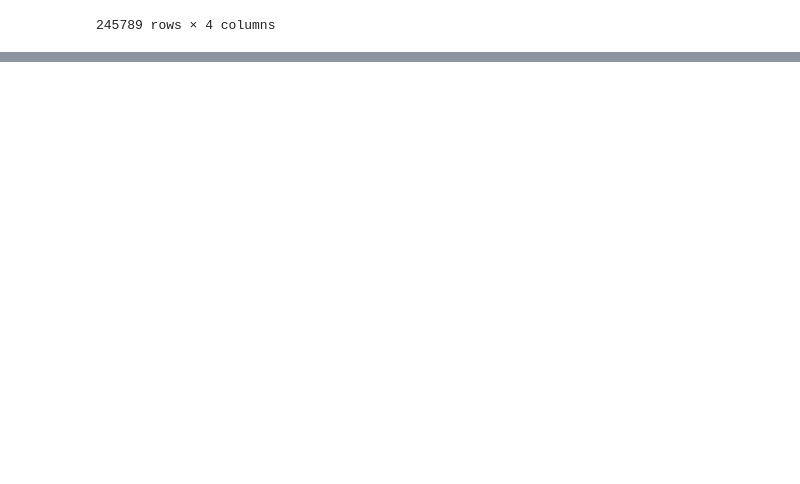
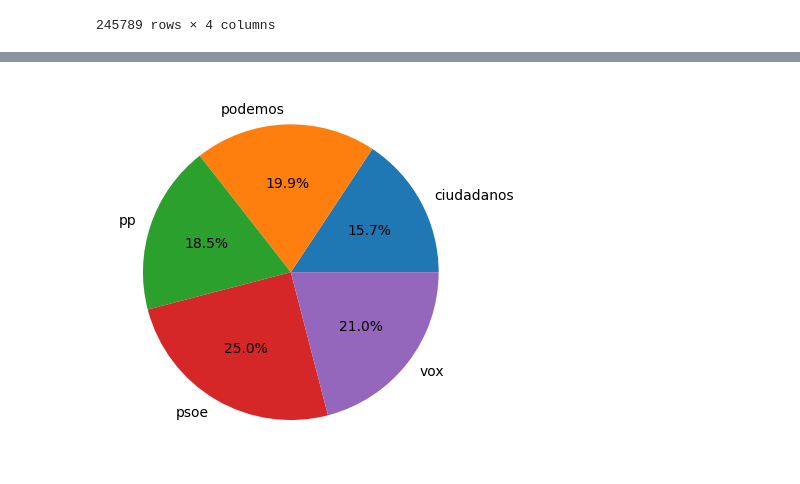
Before and after one commit to PetrongariYanina/Project-Transfer-Learning, a Jupyter notebook: data-preparation.ipynb, the cells around one changed output, grey strips where cells are left out. Cells and saved outputs as stored; diff of their text form; code cells hidden in the pictures; blank space fills up the shorter version.

```diff
--- a/data-preparation.ipynb
+++ b/data-preparation.ipynb
@@ -37,3 +37,6 @@ df
 | 245787 | 42acd1f0c1c51732519ad0d533573359 | pp | 1.679572e+09 | Actualización: Los 3 violadores y... |
 | 245788 | 747c68ab573c6e4ad8f417f71614e022 | pp | 1.679572e+09 | Con la firma del Convenio de cola... |
 245789 rows × 4 columns
+# %%
+df = df.drop(columns=['cuenta', 'timestamp'])
+df
@@ -39,0 +57,9 @@ df
+# %%
+df_conteo = df.groupby('partido')['tweet'].count().reset_index()
+# %%
+import matplotlib.pyplot as plt
+
+plt.pie(df_conteo['tweet'], labels=df_conteo['partido'], autopct='%1.1f%%')
+plt.show()
+# %% [output]
+[figure, added]
```
Also changed, not shown: parts of 6 cells of this notebook, 2 other files.
